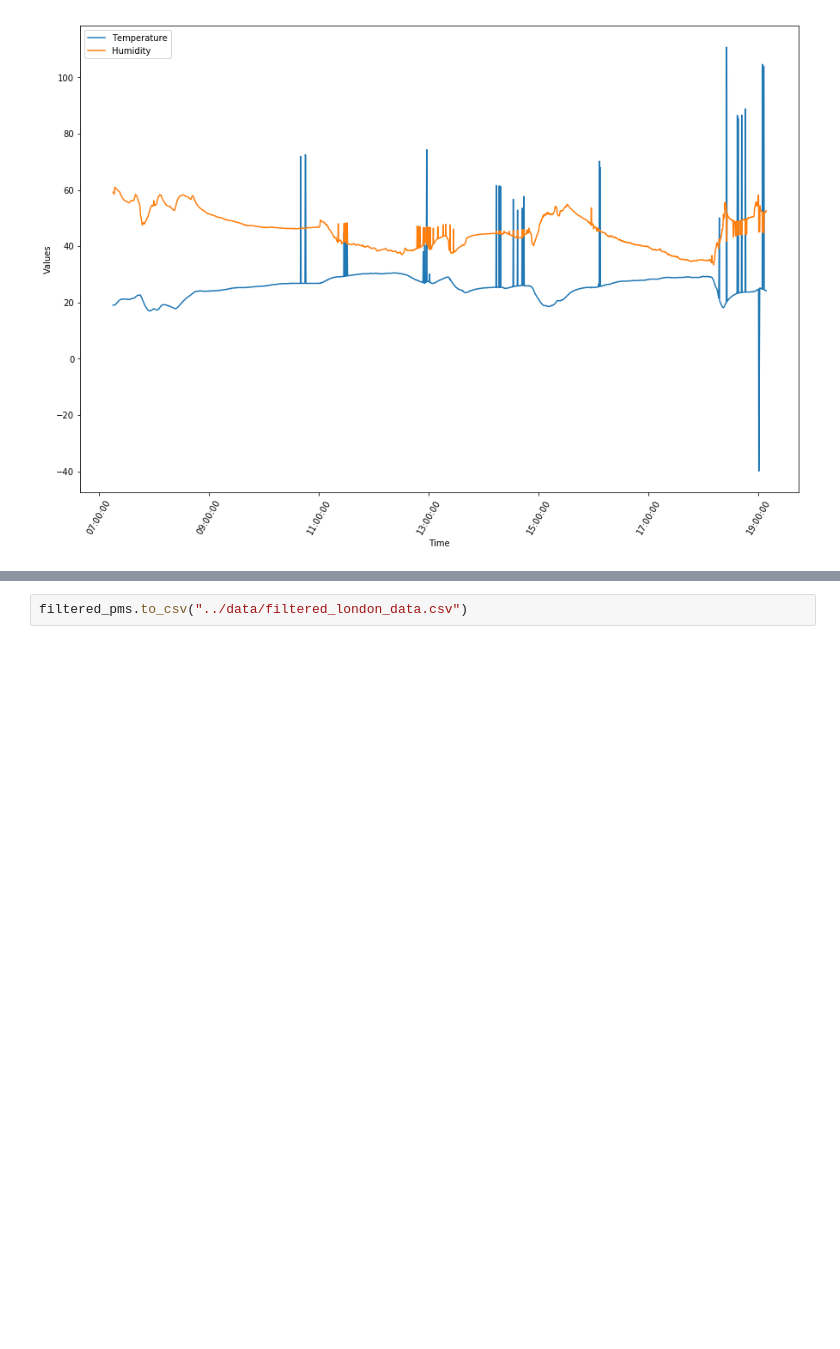
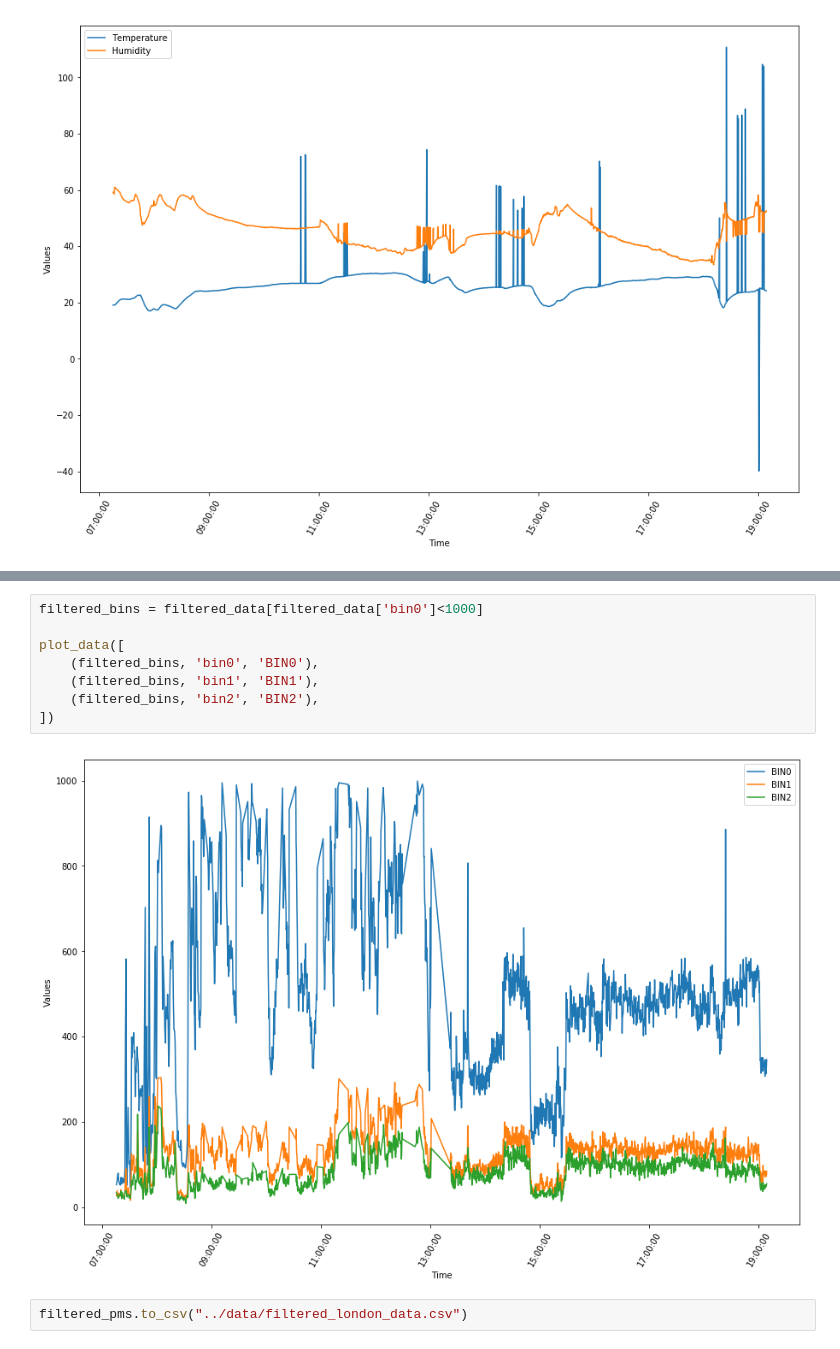
Before and after one commit to MihaiVisu/HonoursProject, a Jupyter notebook: notebooks/london_data_analysis.ipynb, the cells around one changed output, grey strips where cells are left out. Cells and saved outputs as stored; diff of their text form; blank space fills up the shorter version.

```diff
--- a/notebooks/london_data_analysis.ipynb
+++ b/notebooks/london_data_analysis.ipynb
@@ -121,3 +131,13 @@ plot_data([
+# %%
+filtered_bins = filtered_data[filtered_data['bin0']<1000]
+
+plot_data([
+    (filtered_bins, 'bin0', 'BIN0'),
+    (filtered_bins, 'bin1', 'BIN1'),
+    (filtered_bins, 'bin2', 'BIN2'),
+])
+# %% [output]
+[figure, added]
 # %%
 filtered_pms.to_csv("../data/filtered_london_data.csv")
 # %% [markdown]
```
Also changed, not shown: parts of 33 cells of this notebook.
